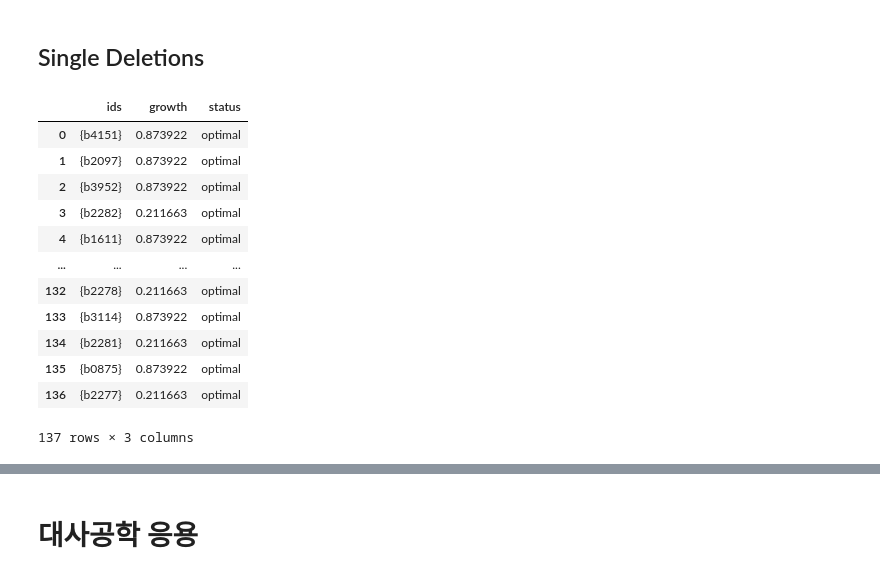
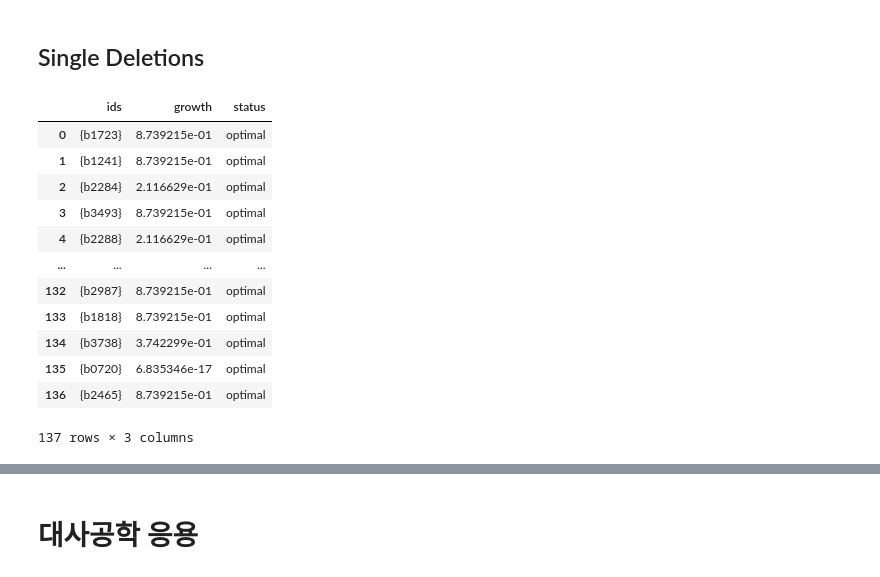
Before and after one commit to jyryu3161/LAIDD_metabolicmodeling, a Jupyter notebook: lec03_실습.ipynb, the cells around one changed output, grey strips where cells are left out. Drawn from its saved outputs; the diff is of its cells as text; code cells hidden in the pictures.

```diff
--- a/lec03_실습.ipynb
+++ b/lec03_실습.ipynb
@@ -141,22 +136,26 @@ Name: fluxes, Length: 95, dtype: float64
 # %% [markdown]
 ## Single Deletions
-# %%
-deletion_results = single_gene_deletion(cobra_model)
-deletion_results
-# %% [output]
-|  | ids | growth | status |
-| 0 | {b4151} | 0.873922 | optimal |
-| 1 | {b2097} | 0.873922 | optimal |
-| 2 | {b3952} | 0.873922 | optimal |
-| 3 | {b2282} | 0.211663 | optimal |
-| 4 | {b1611} | 0.873922 | optimal |
-| ... | ... | ... | ... |
-| 132 | {b2278} | 0.211663 | optimal |
-| 133 | {b3114} | 0.873922 | optimal |
-| 134 | {b2281} | 0.211663 | optimal |
-| 135 | {b0875} | 0.873922 | optimal |
-| 136 | {b2277} | 0.211663 | optimal |
-137 rows × 3 columns
+# %%
+from cobra.io import load_model
+
+cobra_model = load_model("textbook")
+
+deletion_results = single_gene_deletion(cobra_model)
+deletion_results
+# %% [output]
+|  | ids | growth | status |
+| 0 | {b1723} | 8.739215e-01 | optimal |
+| 1 | {b1241} | 8.739215e-01 | optimal |
+| 2 | {b2284} | 2.116629e-01 | optimal |
+| 3 | {b3493} | 8.739215e-01 | optimal |
+| 4 | {b2288} | 2.116629e-01 | optimal |
+| ... | ... | ... | ... |
+| 132 | {b2987} | 8.739215e-01 | optimal |
+| 133 | {b1818} | 8.739215e-01 | optimal |
+| 134 | {b3738} | 3.742299e-01 | optimal |
+| 135 | {b0720} | 6.835346e-17 | optimal |
+| 136 | {b2465} | 8.739215e-01 | optimal |
+137 rows × 3 columns
 # %%
 single_gene_deletion(cobra_model, cobra_model.genes[:20])
 # %% [output]
```
Also changed, not shown: parts of 8 cells of this notebook.
